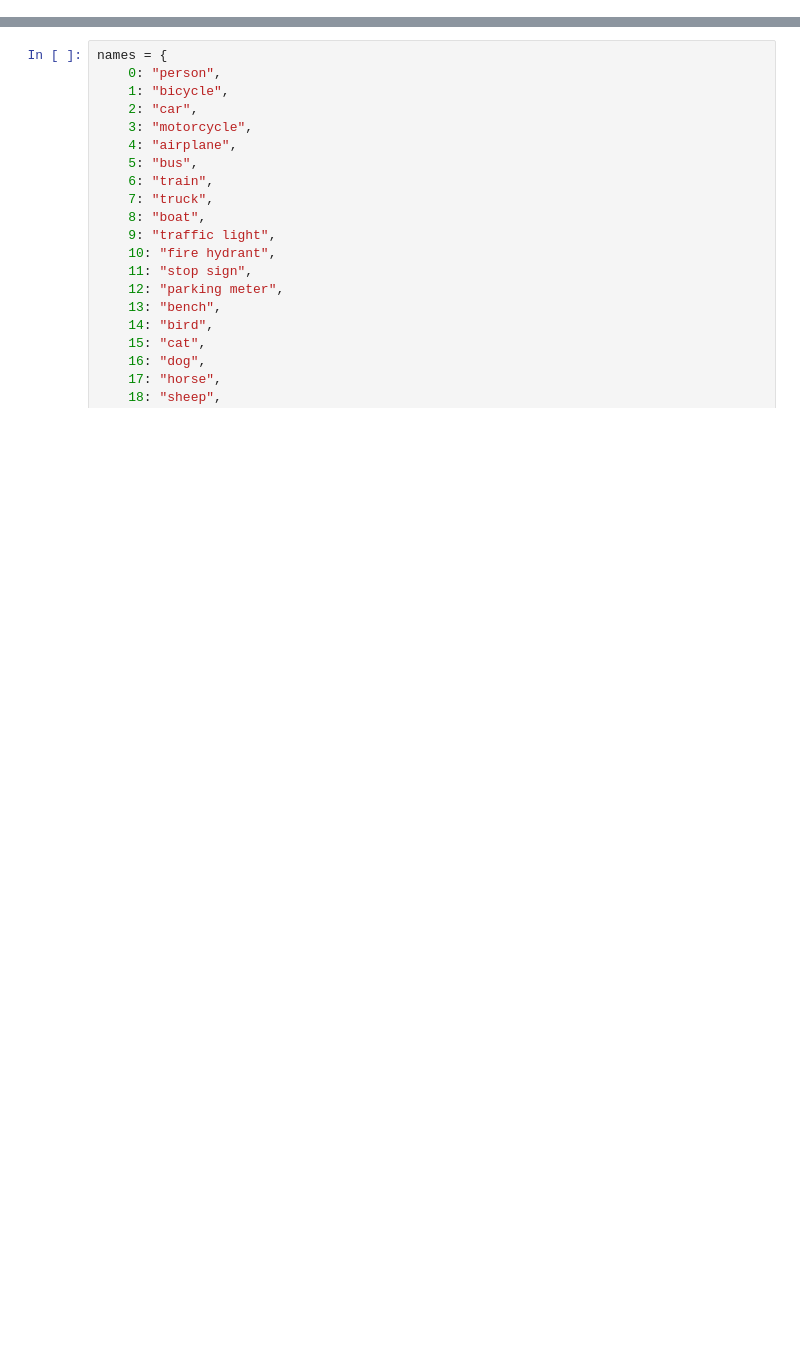
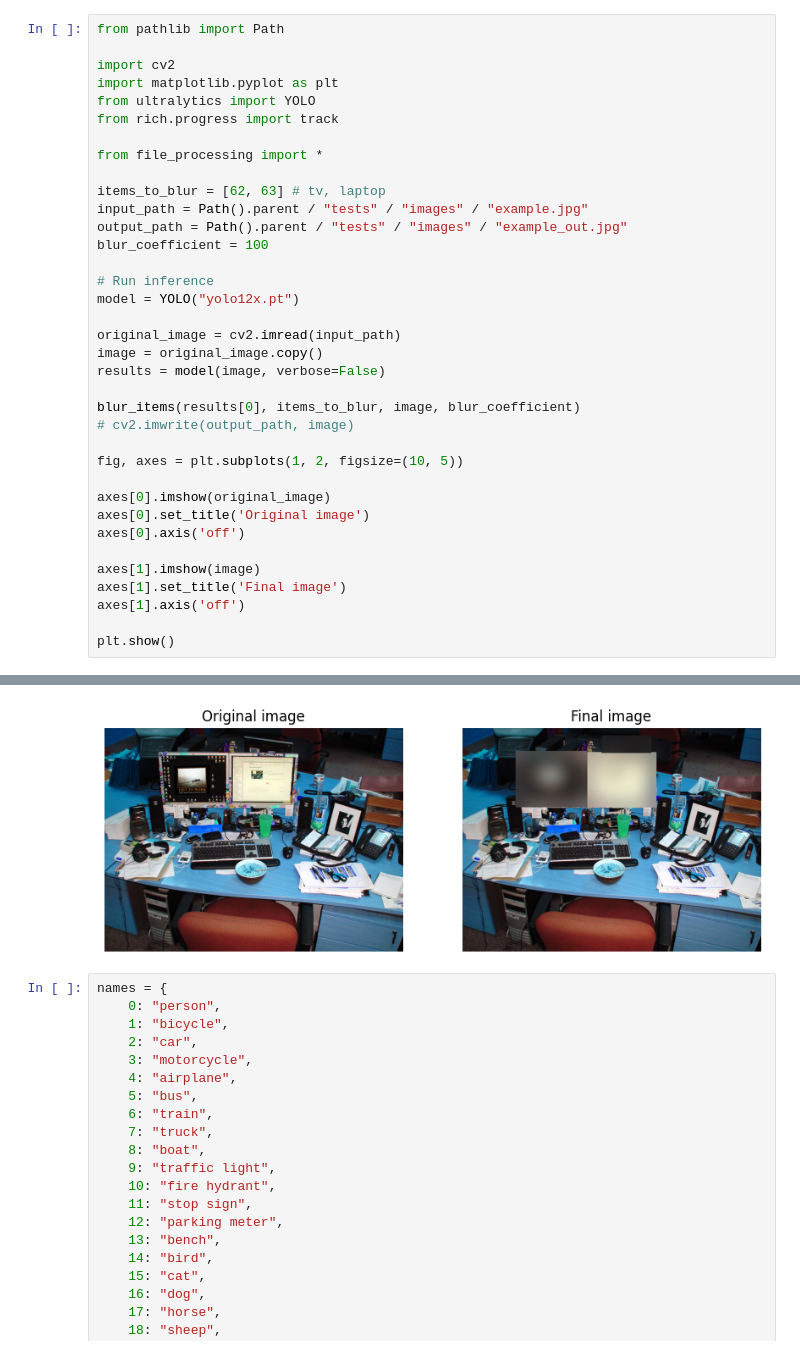
Before and after one commit to A-zu/autocensor, a Jupyter notebook: display_blur.ipynb, the cells around one changed output, grey strips where cells are left out. Cells and saved outputs as stored; diff of their text form; blank space fills up the shorter version.

```diff
--- a/display_blur.ipynb
+++ b/display_blur.ipynb
@@ -58,0 +1,37 @@ Speed: 2.0ms preprocess, 34.3ms inference, 0.9ms postprocess per image at shape
+# %%
+from pathlib import Path
+
+import cv2
+import matplotlib.pyplot as plt
+from ultralytics import YOLO
+from rich.progress import track
+
+from file_processing import *
+
+items_to_blur = [62, 63] # tv, laptop
+input_path = Path().parent / "tests" / "images" / "example.jpg"
+output_path = Path().parent / "tests" / "images" / "example_out.jpg"
+blur_coefficient = 100
+
+# Run inference
+model = YOLO("yolo12x.pt")
+
+original_image = cv2.imread(input_path)
+image = original_image.copy()
+results = model(image, verbose=False)
+
+blur_items(results[0], items_to_blur, image, blur_coefficient)
+# cv2.imwrite(output_path, image)
+
+fig, axes = plt.subplots(1, 2, figsize=(10, 5))
+
+axes[0].imshow(original_image)
+axes[0].set_title('Original image')
+axes[0].axis('off')
+
+axes[1].imshow(image)
+axes[1].set_title('Final image')
+axes[1].axis('off')
+
+plt.show()
+# %% [output]
@@ -59,3 +39,4 @@ Speed: 2.0ms preprocess, 34.3ms inference, 0.9ms postprocess per image at shape
+[figure, added]
 # %%
 names = {
     0: "person",
```
Also changed, not shown: parts of 2 cells of this notebook.
